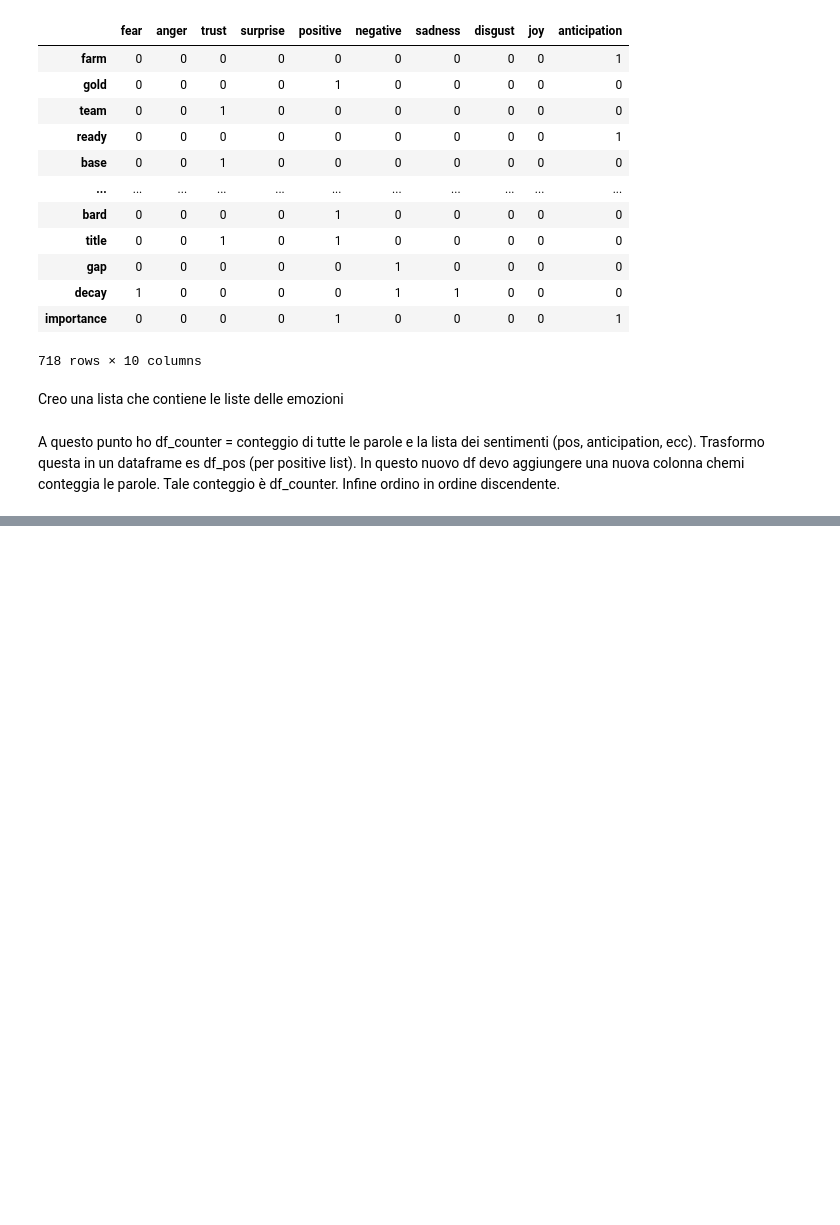
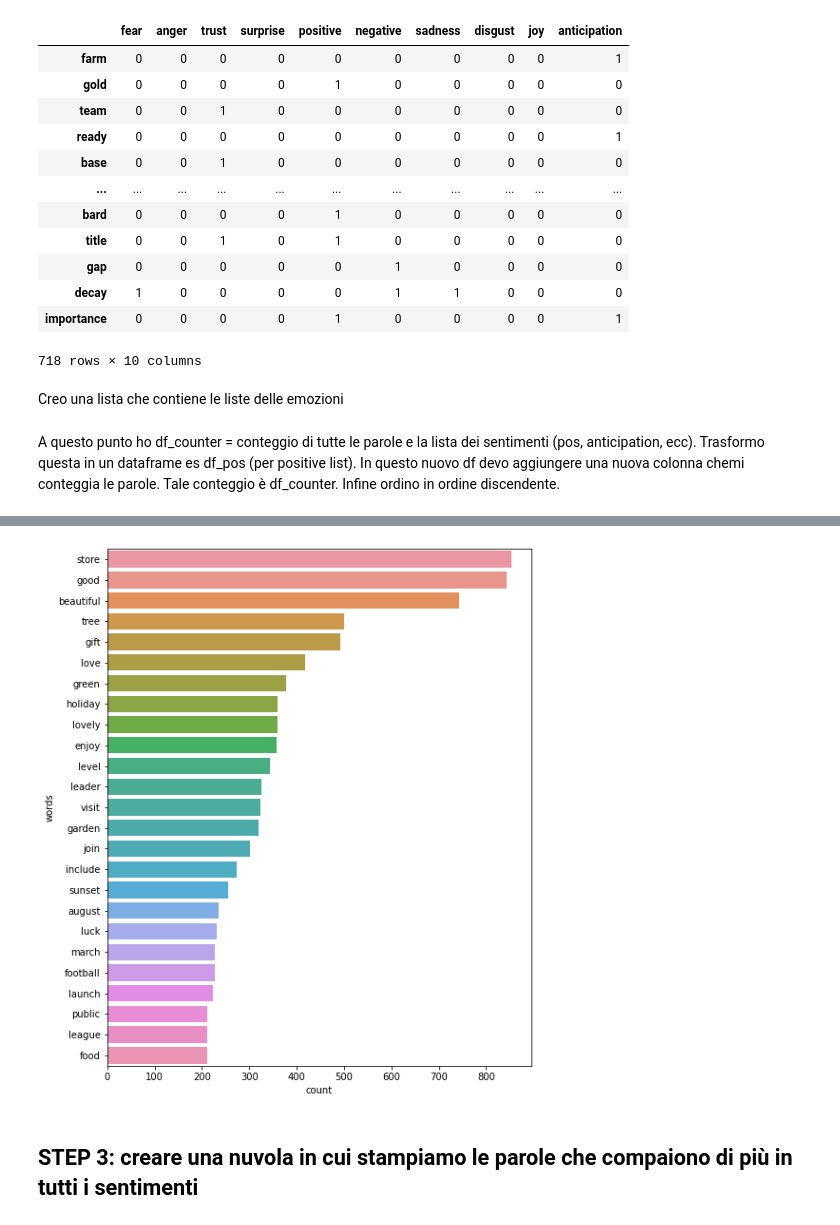
Before and after one commit to federicamontana/GoGreenRoutes, a Jupyter notebook: notebook/NRCLex_Sentiment_1.ipynb, the cells around one changed output, grey strips where cells are left out. Cells and saved outputs as stored; diff of their text form; code cells hidden in the pictures; blank space fills up the shorter version.

Commit message:
Fine step 2 inizio step 3

```diff
--- a/notebook/NRCLex_Sentiment_1.ipynb
+++ b/notebook/NRCLex_Sentiment_1.ipynb
@@ -221 +221,4 @@ df_fear
 94 rows × 2 columns
+# %%
+df_pos = count_words(positive_list,df_counter)
+df_pos
@@ -221,0 +239,8 @@ df_fear
+# %%
+plt.figure(figsize=(8,10))
+sns.barplot(y= 'words', x = 'count', data = df_pos[0:25]) #stampo le prime 25 parole che mi danno sentiment positive
+plt.show()
+# %% [output]
+[figure, added]
+# %% [markdown]
+## STEP 3: creare una nuvola in cui stampiamo le parole che compaiono di più in tutti i sentimenti
```
Also changed, not shown: parts of 2 cells of this notebook, 1 other file.
